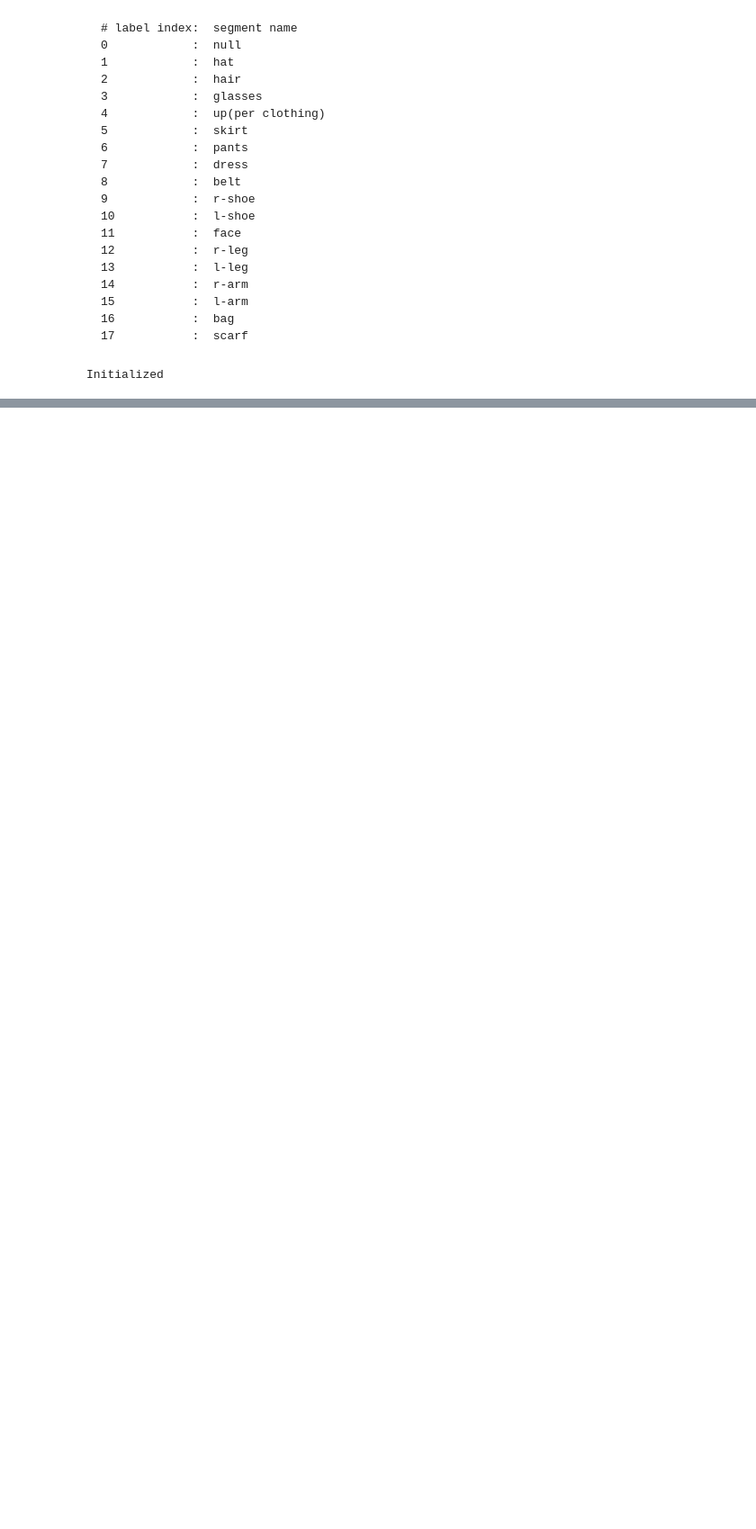
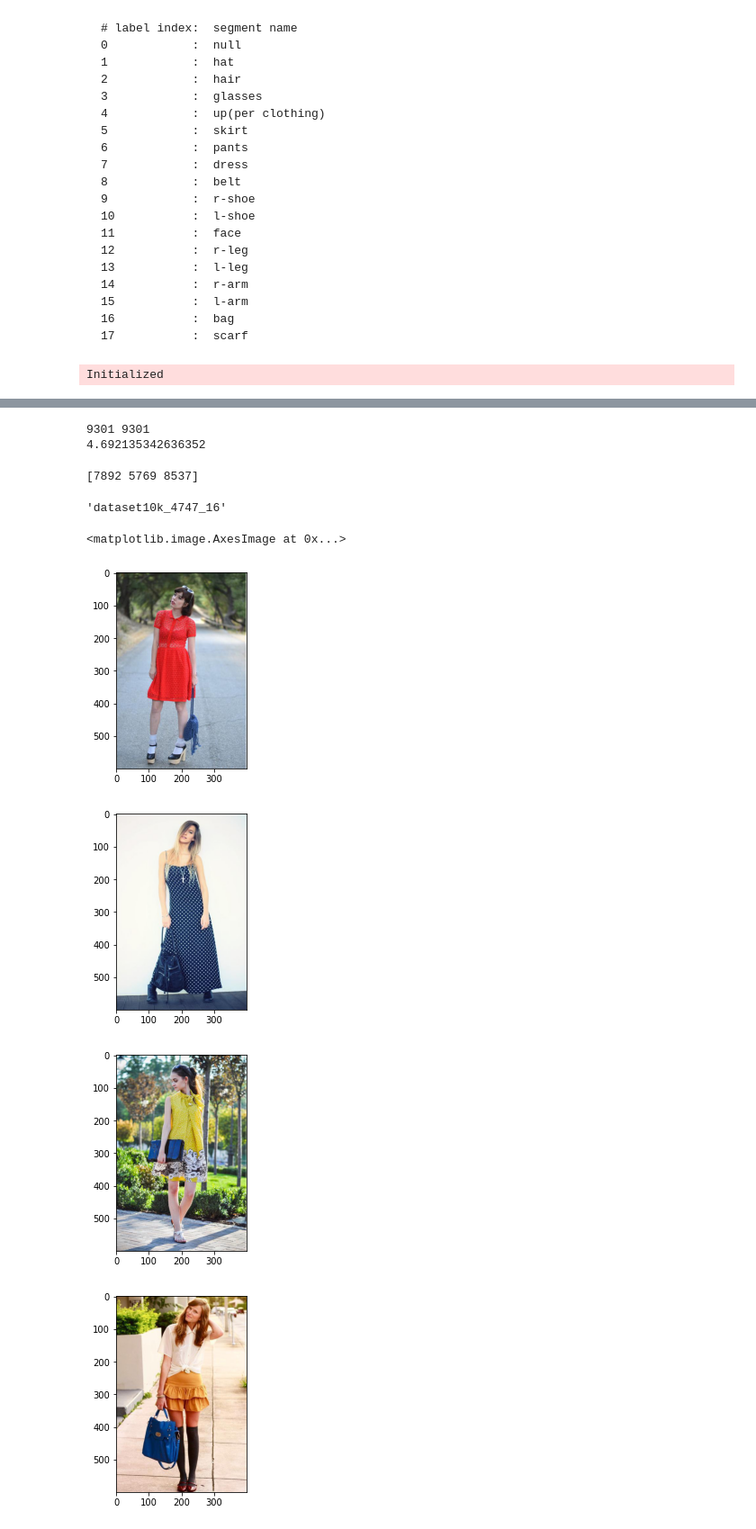
Before and after one commit to ntg2208/SC_FashionPlus, a Jupyter notebook: retrieval.ipynb, the cells around one changed output, grey strips where cells are left out. Shown at 90% size. Cells and saved outputs as stored; diff of their text form; code cells hidden in the pictures; blank space fills up the shorter version.

```diff
--- a/retrieval.ipynb
+++ b/retrieval.ipynb
@@ -385,0 +434,15 @@ plt.imshow(Image.open(image))
+# %%
+bag_data = dict()
+for key,val in tqdm(database.items()):
+    if key.split('_')[-1] == '16':
+        bag_data[key] = val
+# %%
+bag = item
+print(bag)
+print(bag_data['dataset10k_3144_16'])
+print(texture['998_16'])
+print(shape['998_16'])
+
+distance = (np.abs(bag - bag_data['dataset10k_3144_16']))
+print(np.sum(distance))
+print(distance)
@@ -385,0 +471,48 @@ plt.imshow(Image.open(image))
+# %%
+dist = list()
+filename = list()
+
+for key, val in bag_data.items():
+    # dist.append(np.sum(np.abs(bag- val)))
+    dist.append(np.linalg.norm(bag - val, ord=2))
+    filename.append(key)
+# %%
+print(len(dist), len(filename))
+print(np.linalg.norm(bag - bag_data['dataset10k_3144_16'], ord=2))
+# print(dist)
+# %% [output]
+9301 9301
+4.692135342636352
+# %%
+# tmp = np.argpartition(dist, 3)
+tmp = np.argmin(dist)
+tmp = np.argsort(dist)[:3]
+# print(tmp[:3])
+# print(dist[tmp[:3]])
+print(tmp)
+# print(dist[tmp])
+# %% [output]
+[7892 5769 8537]
+# %%
+filename[tmp[1]]
+# %% [output]
+'dataset10k_4747_16'
+# %%
+# source = 'datasets/humanparsing/train_img/dataset10k_7234.jpg'
+import matplotlib.pyplot as plt
+from PIL import Image
+
+for img in tmp:
+    img_name = filename[img].replace('_16','')
+    plt.figure()
+
+    source = f'datasets/humanparsing/train_img/{img_name}.jpg'
+    plt.imshow(Image.open(source))
+plt.figure()
+plt.imshow(Image.open('datasets/images/998.jpg'))
+# %% [output]
+<matplotlib.image.AxesImage at 0x...>
+[figure, added]
+[figure, added]
+[figure, added]
+[figure, added]
```
Also changed, not shown: parts of 27 cells of this notebook, 5 other files.
